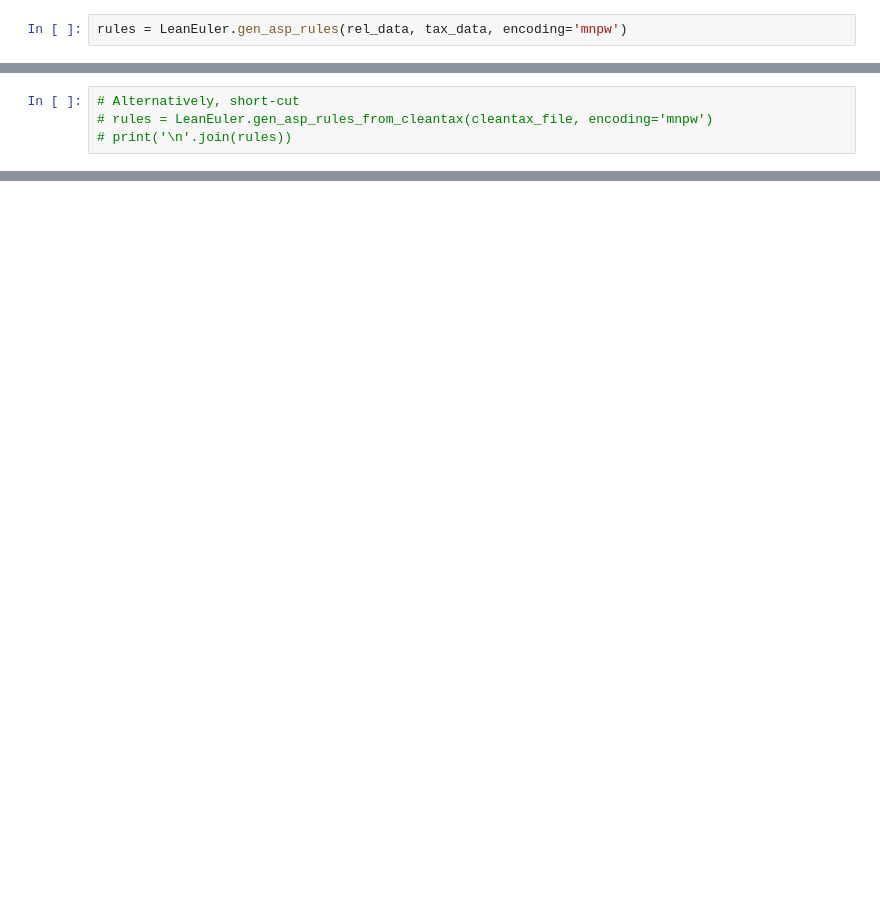
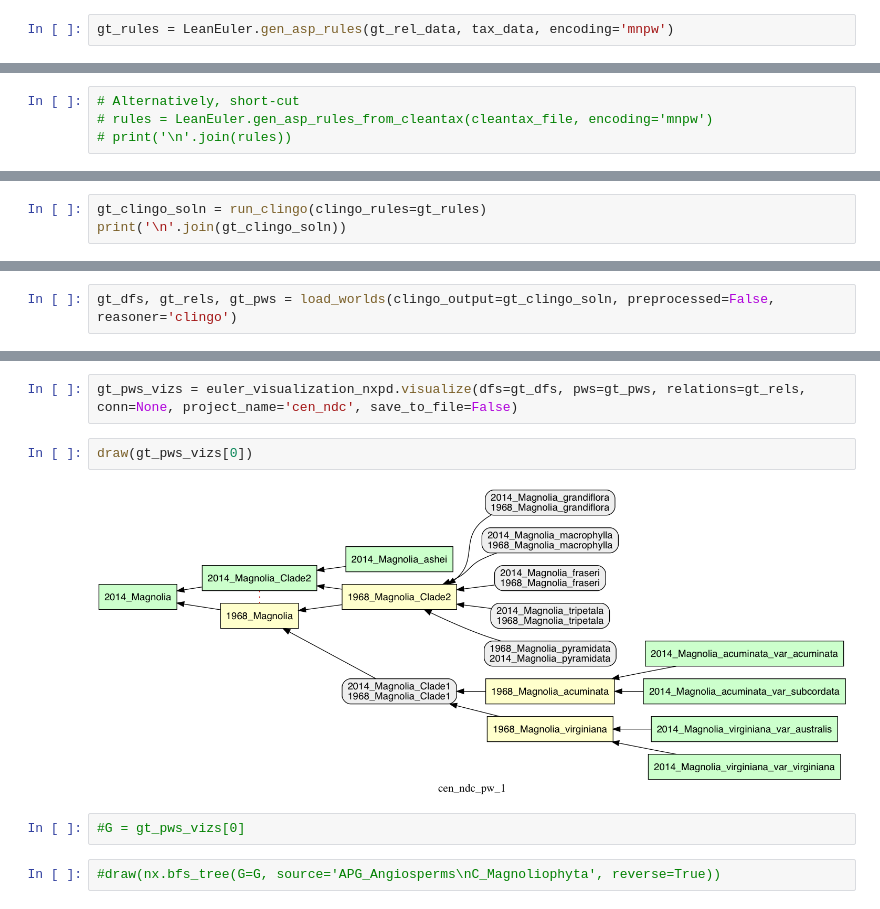
Before and after one commit to idaks/LeanEuler, a Jupyter notebook: lean_euler.ipynb, the cells around one changed output, grey strips where cells are left out. Saved outputs shown, nothing was run; the diff lists cells and outputs as text; blank space fills up the shorter version.

```diff
--- a/lean_euler.ipynb
+++ b/lean_euler.ipynb
@@ -95,3 +189,3 @@ tax_data
 # %%
-rules = LeanEuler.gen_asp_rules(rel_data, tax_data, encoding='mnpw')
+gt_rules = LeanEuler.gen_asp_rules(gt_rel_data, tax_data, encoding='mnpw')
 # %%
@@ -233,0 +220,3 @@ draw(pws_vizs[np.argmin(num_overlaps_by_pw[:, 1])])
+# %%
+gt_clingo_soln = run_clingo(clingo_rules=gt_rules)
+print('\n'.join(gt_clingo_soln))
@@ -233,0 +232,2 @@ draw(pws_vizs[np.argmin(num_overlaps_by_pw[:, 1])])
+# %%
+gt_dfs, gt_rels, gt_pws = load_worlds(clingo_output=gt_clingo_soln, preprocessed=False, reasoner='clingo')
@@ -233,0 +253,10 @@ draw(pws_vizs[np.argmin(num_overlaps_by_pw[:, 1])])
+# %%
+gt_pws_vizs = euler_visualization_nxpd.visualize(dfs=gt_dfs, pws=gt_pws, relations=gt_rels, conn=None, project_name='cen_ndc', save_to_file=False)
+# %%
+draw(gt_pws_vizs[0])
+# %% [output]
+[figure, added]
+# %%
+#G = gt_pws_vizs[0]
+# %%
+#draw(nx.bfs_tree(G=G, source='APG_Angiosperms\nC_Magnoliophyta', reverse=True))
```
Also changed, not shown: parts of 59 cells of this notebook, 10 other files.
